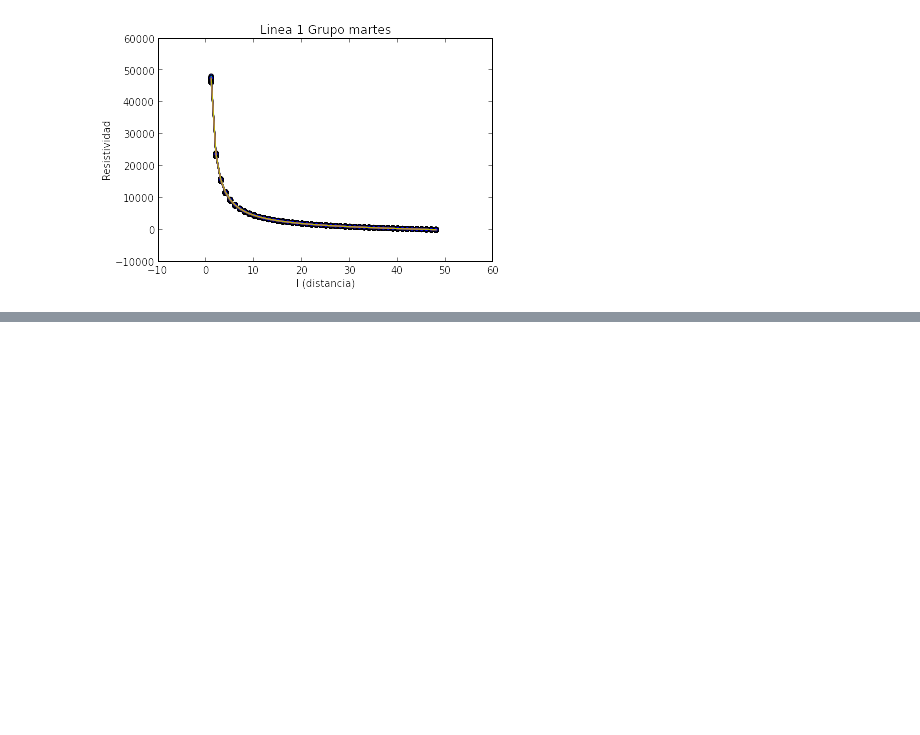
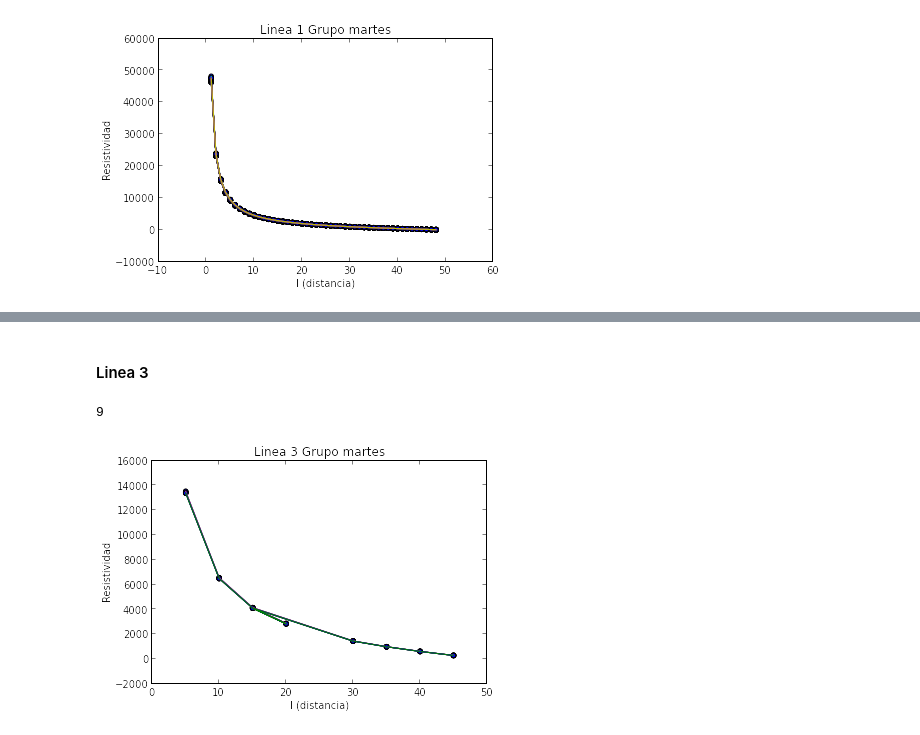
Before and after one commit to LinaPerez/Geophysics, a Jupyter notebook: Resistividad/Resistividad.ipynb, the cells around one changed output, grey strips where cells are left out. Drawn from its saved outputs; the diff is of its cells as text; code cells hidden in the pictures; blank space fills up the shorter version.

```diff
--- a/Resistividad/Resistividad.ipynb
+++ b/Resistividad/Resistividad.ipynb
@@ -275,0 +296,23 @@ for i in range (len(I_1m)):
+# %% [markdown]
+#### Linea 3
+# %%
+L_2vm = 50
+
+datos2vm = np.loadtxt('grupomartes_linea3.txt')
+l_2vm = datos2vm[:,0]
+V_2vm = datos2vm[:,1]
+I_2vm = datos2vm[:,2]
+print len(V_2vm)
+for i in range (len(I_2vm)):
+    res_amv2 = pi*(((L_2vm**2)-(l_2vm**2))**2)
+    res_bmv2 = 2*l_2vm*((L_2vm**2)-(l_2vm**2))
+    res_cmv2 = (absolute(V_2vm[8] - V_2vm[0] ) / I_2vm[i])
+    resistividad_2vm = (res_amv2 / res_bmv2)*res_cmv2
+    plot (l_2vm, resistividad_2vm)
+    scatter (l_2vm, resistividad_2vm)
+    plt.title('Linea 3 Grupo martes')
+    plt.xlabel('l (distancia)')
+    plt.ylabel('Resistividad')
+# %% [output]
+9
+[figure, added]
```
Also changed, not shown: parts of 13 cells of this notebook, 5 other files.
